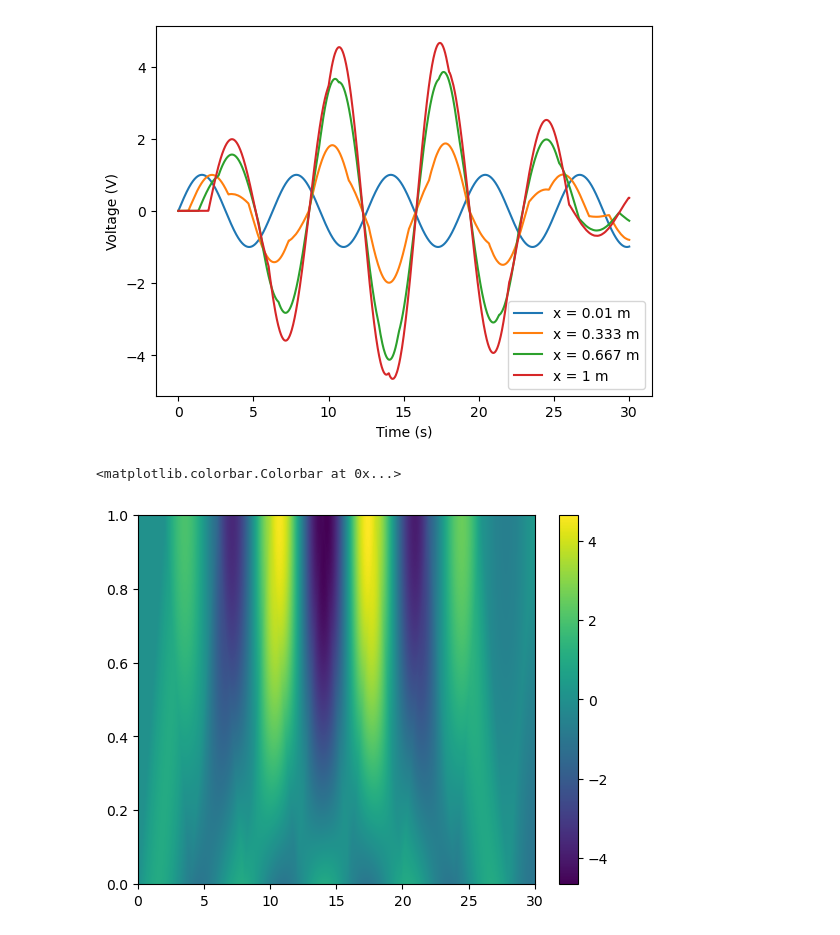
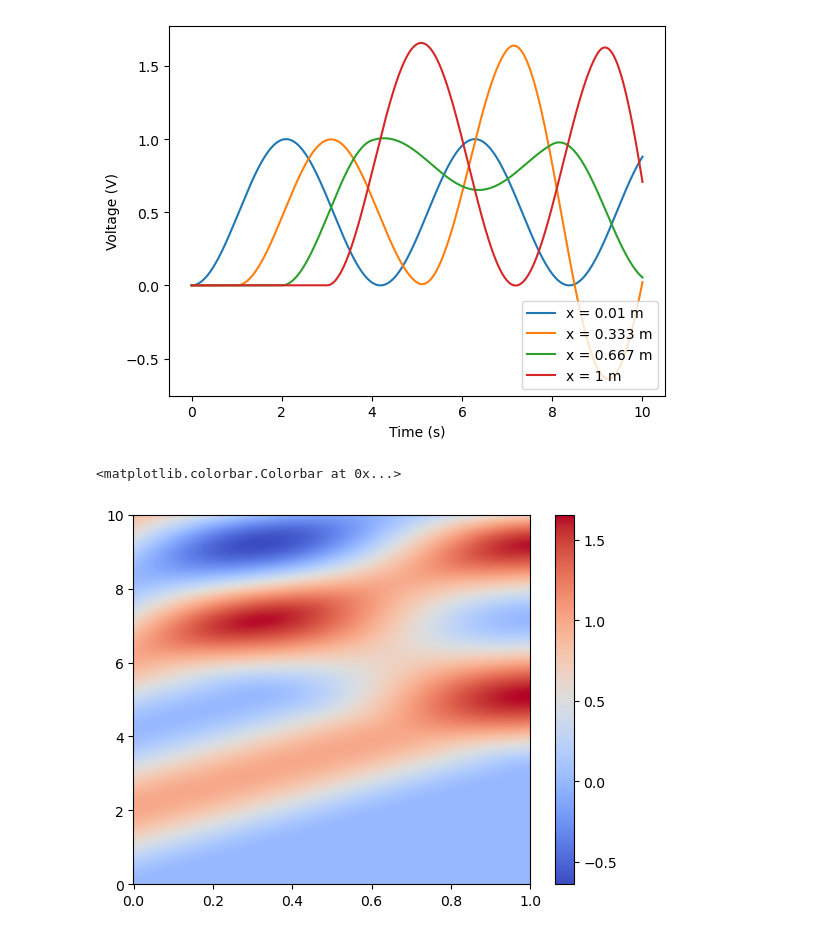
Before and after one commit to AlejandroPenacho/PINN-Project, a Jupyter notebook: numerical.ipynb, the cells around one changed output. Saved outputs shown, nothing was run; the diff lists cells and outputs as text; code cells hidden in the pictures.

```diff
--- a/numerical.ipynb
+++ b/numerical.ipynb
@@ -10,10 +11,10 @@ R1o = 0.01
 R2o = 1e5
 Lo = 3.0
 Co = 3.0
-RL = 1000.0
+RL = 5.0
 
-Lo = 2.0
-Co = 2.0
+# Lo = 2.0
+# Co = 2.0
 
 dx = 0.001
 
@@ -40,7 +41,9 @@ def get_derivative(t, x):
     else:
         u = 0
     """
-    u = np.sin(t)
+    # u = np.sin(5/8 * t)
+    # u = (1 - np.cos(3/2*t))+1
+    u = (1 - np.cos(3/2 * t))/2
 
     v[0] = u
     i[-1] = v[-1]/RL
@@ -53,7 +56,7 @@ def get_derivative(t, x):
 
     return np.concatenate((der_v, der_i))
 # %%
-sol = solve_ivp(get_derivative, [0, 30], np.zeros(2*n_x), method='RK45', dense_output=True, rtol=1e-9, atol=1e-9)
+sol = solve_ivp(get_derivative, [0, 10], np.zeros(2*n_x), method='RK45', dense_output=True, rtol=1e-9, atol=1e-9)
 plt.plot(sol.t, sol.y[0,:], label="x = 0.01 m")
 plt.plot(sol.t, sol.y[int(n_x/3),:], label="x = 0.333 m")
 plt.plot(sol.t, sol.y[int(2*n_x/3),:], label="x = 0.667 m")
@@ -63,15 +66,20 @@ plt.ylabel("Voltage (V)")
 plt.legend(loc="lower right")
 plt.show()
 # %% [output]
-[figure, old version]
+[figure, new version]
 # %%
 fig = plt.figure()
 ax = fig.subplots()
 
 T, X = np.meshgrid(sol.t, x_array)
 
-colormesh = ax.pcolormesh(T, X, sol.y[:n_x, :])
+colormesh = ax.pcolormesh(
+    X,
+    T,
+    sol.y[:n_x, :],
+    cmap="coolwarm"
+)
 fig.colorbar(colormesh)
 # %% [output]
 <matplotlib.colorbar.Colorbar at 0x...>
-[figure, old version]
+[figure, new version]
```
Also changed, not shown: parts of 5 cells of this notebook, 5 other files.
